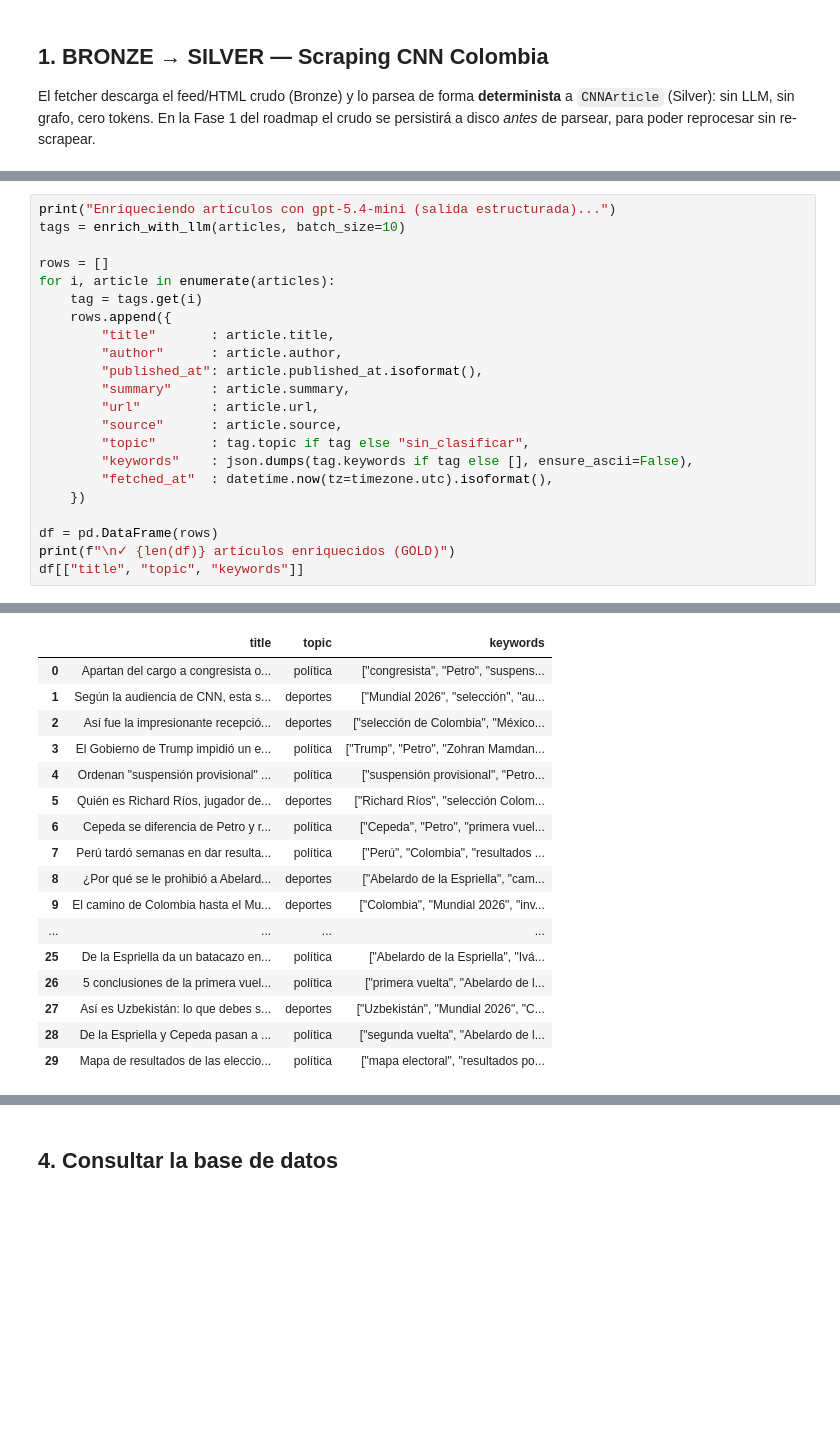
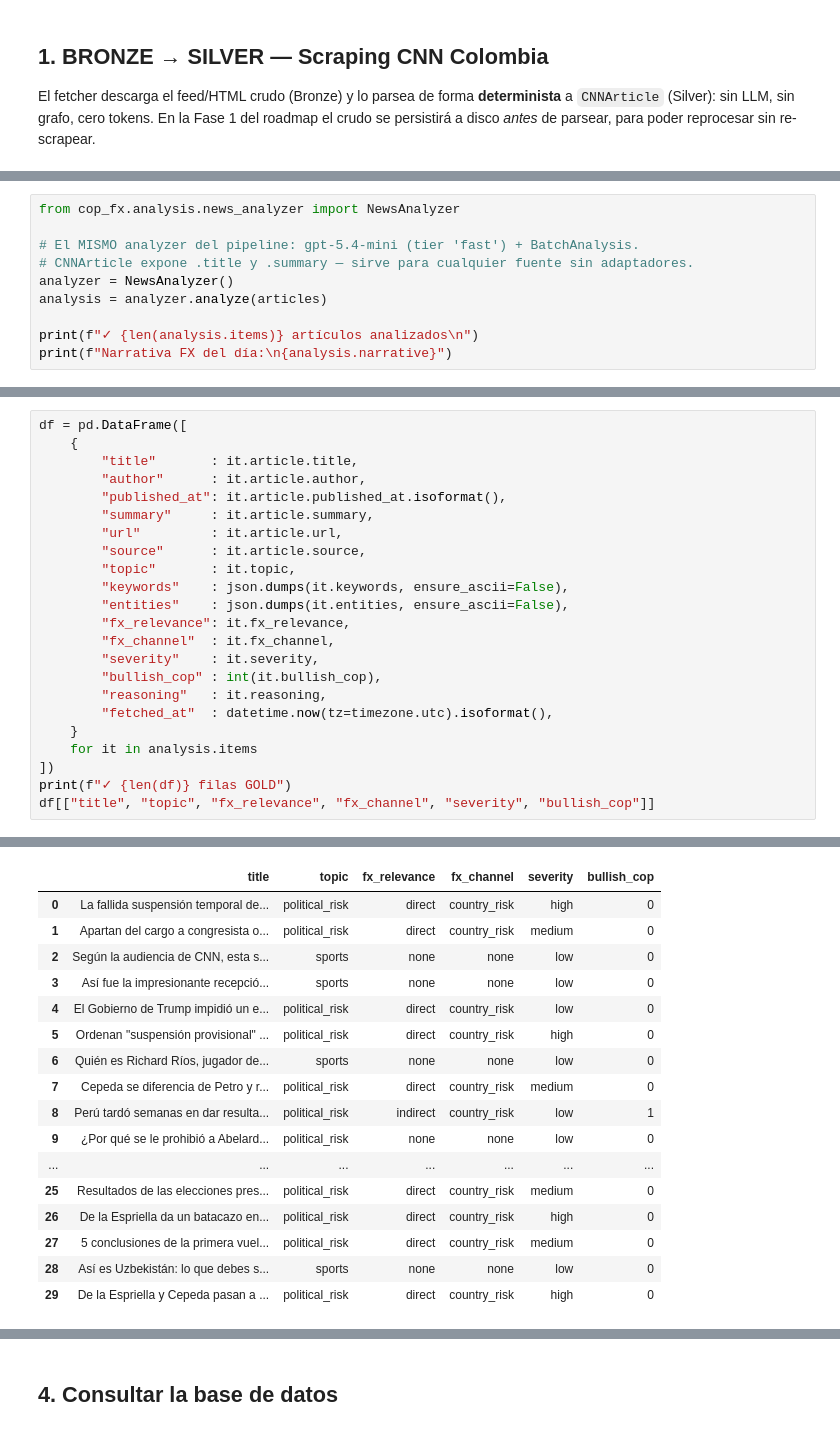
Before and after one commit to carlosjimenez88M/cop-fx-intelligence, a Jupyter notebook: notebooks/cnn.ipynb, the cells around one changed output, grey strips where cells are left out. Drawn from its saved outputs; the diff is of its cells as text; blank space fills up the shorter version.

```diff
--- a/notebooks/cnn.ipynb
+++ b/notebooks/cnn.ipynb
@@ -167,0 +119,10 @@ def enrich_with_llm(articles: list[CNNArticle], batch_size: int = 10) -> dict[in
+# %%
+from cop_fx.analysis.news_analyzer import NewsAnalyzer
+
+# El MISMO analyzer del pipeline: gpt-5.4-mini (tier 'fast') + BatchAnalysis.
+# CNNArticle expone .title y .summary — sirve para cualquier fuente sin adaptadores.
+analyzer = NewsAnalyzer()
+analysis = analyzer.analyze(articles)
+
+print(f"✓ {len(analysis.items)} artículos analizados\n")
+print(f"Narrativa FX del día:\n{analysis.narrative}")
@@ -168,23 +135,24 @@ def enrich_with_llm(articles: list[CNNArticle], batch_size: int = 10) -> dict[in
 # %%
-print("Enriqueciendo artículos con gpt-5.4-mini (salida estructurada)...")
-tags = enrich_with_llm(articles, batch_size=10)
-
-rows = []
-for i, article in enumerate(articles):
-    tag = tags.get(i)
-    rows.append({
-        "title"       : article.title,
-        "author"      : article.author,
-        "published_at": article.published_at.isoformat(),
-        "summary"     : article.summary,
-        "url"         : article.url,
-        "source"      : article.source,
-        "topic"       : tag.topic if tag else "sin_clasificar",
-        "keywords"    : json.dumps(tag.keywords if tag else [], ensure_ascii=False),
+df = pd.DataFrame([
+    {
+        "title"       : it.article.title,
+        "author"      : it.article.author,
+        "published_at": it.article.published_at.isoformat(),
+        "summary"     : it.article.summary,
+        "url"         : it.article.url,
+        "source"      : it.article.source,
+        "topic"       : it.topic,
+        "keywords"    : json.dumps(it.keywords, ensure_ascii=False),
+        "entities"    : json.dumps(it.entities, ensure_ascii=False),
+        "fx_relevance": it.fx_relevance,
+        "fx_channel"  : it.fx_channel,
+        "severity"    : it.severity,
+        "bullish_cop" : int(it.bullish_cop),
+        "reasoning"   : it.reasoning,
         "fetched_at"  : datetime.now(tz=timezone.utc).isoformat(),
-    })
-
-df = pd.DataFrame(rows)
-print(f"\n✓ {len(df)} artículos enriquecidos (GOLD)")
-df[["title", "topic", "keywords"]]
+    }
+    for it in analysis.items
+])
+print(f"✓ {len(df)} filas GOLD")
+df[["title", "topic", "fx_relevance", "fx_channel", "severity", "bullish_cop"]]
 # %% [output]
@@ -197,17 +160,17 @@ Enriqueciendo artículos con gpt-5.4-mini (salida estructurada)...
-|  | title | topic | keywords |
-| 0 | Apartan del cargo a congresista o... | política | ["congresista", "Petro", "suspens... |
-| 1 | Según la audiencia de CNN, esta s... | deportes | ["Mundial 2026", "selección", "au... |
-| 2 | Así fue la impresionante recepció... | deportes | ["selección de Colombia", "México... |
-| 3 | El Gobierno de Trump impidió un e... | política | ["Trump", "Petro", "Zohran Mamdan... |
-| 4 | Ordenan "suspensión provisional" ... | política | ["suspensión provisional", "Petro... |
-| 5 | Quién es Richard Ríos, jugador de... | deportes | ["Richard Ríos", "selección Colom... |
-| 6 | Cepeda se diferencia de Petro y r... | política | ["Cepeda", "Petro", "primera vuel... |
-| 7 | Perú tardó semanas en dar resulta... | política | ["Perú", "Colombia", "resultados ... |
-| 8 | ¿Por qué se le prohibió a Abelard... | deportes | ["Abelardo de la Espriella", "cam... |
-| 9 | El camino de Colombia hasta el Mu... | deportes | ["Colombia", "Mundial 2026", "inv... |
-| ... | ... | ... | ... |
-| 25 | De la Espriella da un batacazo en... | política | ["Abelardo de la Espriella", "Ivá... |
-| 26 | 5 conclusiones de la primera vuel... | política | ["primera vuelta", "Abelardo de l... |
-| 27 | Así es Uzbekistán: lo que debes s... | deportes | ["Uzbekistán", "Mundial 2026", "C... |
-| 28 | De la Espriella y Cepeda pasan a ... | política | ["segunda vuelta", "Abelardo de l... |
-| 29 | Mapa de resultados de las eleccio... | política | ["mapa electoral", "resultados po... |
+|  | title | topic | fx_relevance | fx_channel | severity | bullish_cop |
+| 0 | La fallida suspensión temporal de... | political_risk | direct | country_risk | high | 0 |
+| 1 | Apartan del cargo a congresista o... | political_risk | direct | country_risk | medium | 0 |
+| 2 | Según la audiencia de CNN, esta s... | sports | none | none | low | 0 |
+| 3 | Así fue la impresionante recepció... | sports | none | none | low | 0 |
+| 4 | El Gobierno de Trump impidió un e... | political_risk | direct | country_risk | low | 0 |
+| 5 | Ordenan "suspensión provisional" ... | political_risk | direct | country_risk | high | 0 |
+| 6 | Quién es Richard Ríos, jugador de... | sports | none | none | low | 0 |
+| 7 | Cepeda se diferencia de Petro y r... | political_risk | direct | country_risk | medium | 0 |
+| 8 | Perú tardó semanas en dar resulta... | political_risk | indirect | country_risk | low | 1 |
+| 9 | ¿Por qué se le prohibió a Abelard... | political_risk | none | none | low | 0 |
+| ... | ... | ... | ... | ... | ... | ... |
+| 25 | Resultados de las elecciones pres... | political_risk | direct | country_risk | medium | 0 |
+| 26 | De la Espriella da un batacazo en... | political_risk | direct | country_risk | high | 0 |
+| 27 | 5 conclusiones de la primera vuel... | political_risk | direct | country_risk | medium | 0 |
+| 28 | Así es Uzbekistán: lo que debes s... | sports | none | none | low | 0 |
+| 29 | De la Espriella y Cepeda pasan a ... | political_risk | direct | country_risk | high | 0 |
```
Also changed, not shown: parts of 23 cells of this notebook, 2 other files.
